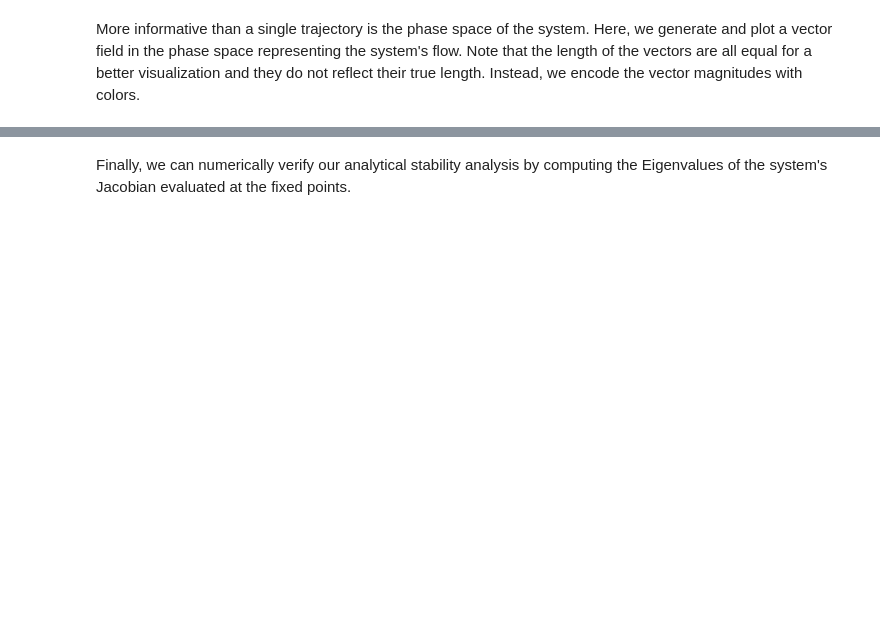
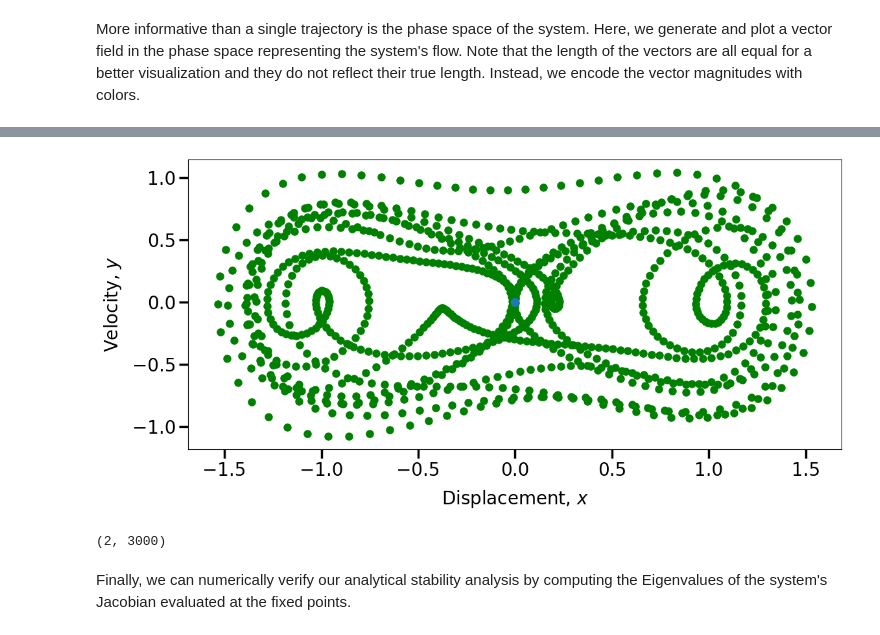
Before and after one commit to Roecker1/nlsp_ue, a Jupyter notebook: notebooks/assignments/2-2-chaos-continuous.ipynb, the cells around one changed output, grey strips where cells are left out. Saved outputs shown, nothing was run; the diff lists cells and outputs as text; code cells hidden in the pictures; blank space fills up the shorter version.

```diff
--- a/notebooks/assignments/2-2-chaos-continuous.ipynb
+++ b/notebooks/assignments/2-2-chaos-continuous.ipynb
@@ -180,0 +195,23 @@ plt.tight_layout()
+# %%
+x = np.linspace(-2. * np.pi, 2. * np.pi, 50)
+y = np.linspace(-1, 1, 50)
+X, Y = np.meshgrid(x, y)
+Z = np.stack((X, Y), axis=2).reshape((-1, 2)).T
+
+# compute the flow for the grid points
+F = duff.flow(Z)
+T_s_ = 0.1
+n = int(T_s_ * t_max // trajectory.shape[1])
+n = int(trajectory.shape[1] / t_max  * T_s_)
+# plot phase space with example trajectory
+
+fig_poincare = plt.figure(figsize=(12,6))
+cscale = np.linalg.norm(F, axis=0)
+plt.scatter(trajectory[0, :][::n], trajectory[1, :][::n], color='g', label=f'Sampled trajectory for $z_0 = [{z0[0]:.2f}, {z0[0]:.2f}]$')
+plt.plot(z0[0], z0[1], 'o', label=f'Initial state, $z_0 = [{z0[0]:.2f}, {z0[0]:.2f}]$')
+plt.xlabel('Displacement, $x$')
+plt.ylabel('Velocity, $y$')
+# plt.legend()
+plt.tight_layout()
+# %% [output]
+[figure, added]
@@ -181,3 +220,7 @@ plt.tight_layout()
+# %%
+trajectory.shape
+# %% [output]
+(2, 3000)
 # %% [markdown]
 Finally, we can numerically verify our analytical stability analysis
 by computing the Eigenvalues of the system's Jacobian evaluated at the
```
Also changed, not shown: parts of 9 cells of this notebook, 1 other file.
